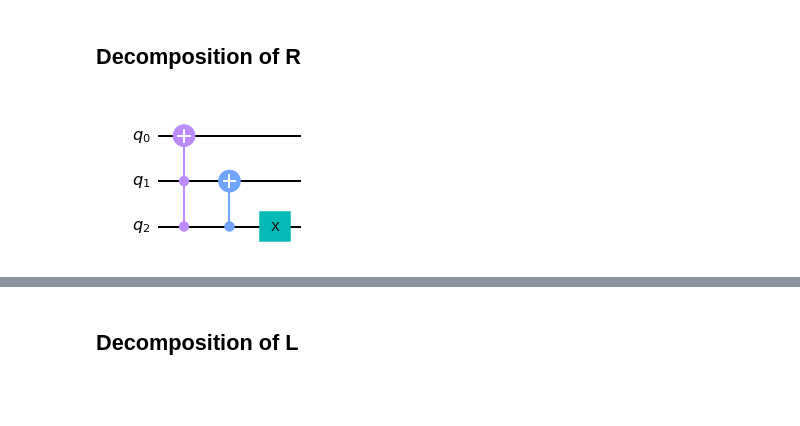
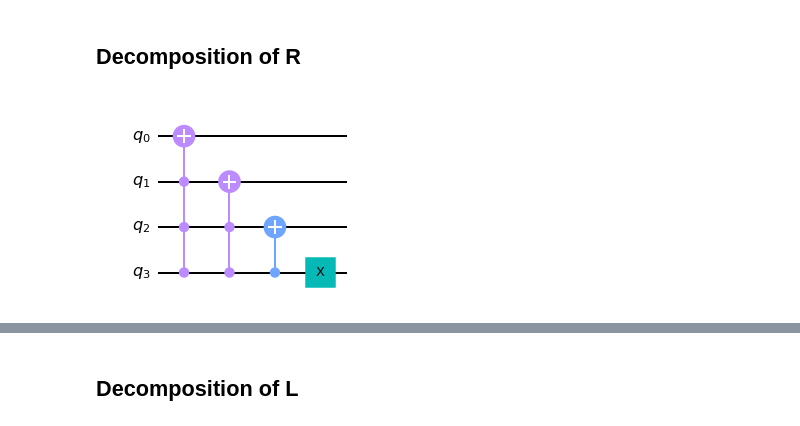
Before and after one commit to bgard1/Quantum-LBM, a Jupyter notebook: austin/l_r.ipynb, the cells around one changed output, grey strips where cells are left out. Saved outputs shown, nothing was run; the diff lists cells and outputs as text; code cells hidden in the pictures; blank space fills up the shorter version.

```diff
--- a/austin/l_r.ipynb
+++ b/austin/l_r.ipynb
@@ -5,11 +5,13 @@ import qiskit as q
 # %% [markdown]
 ## Decomposition of R
 # %%
-circ = q.QuantumCircuit(3)
+circ = q.QuantumCircuit(4)
 # To generalize for M > 3, keep adding cc..ccx gates to continue the pattern
-circ.toffoli(2,1,0)
-circ.cnot(2,1)
-circ.x(2)
+#circ.mcx([3,2,1], 0)
+circ.mcx(list(range(1,4)), 0)
+circ.toffoli(3,2,1)
+circ.cnot(3,2)
+circ.x(3)
 circ.draw()
 # %% [output]
-[figure, old version]
+[figure, new version]
```
Also changed, not shown: parts of 4 cells of this notebook.
